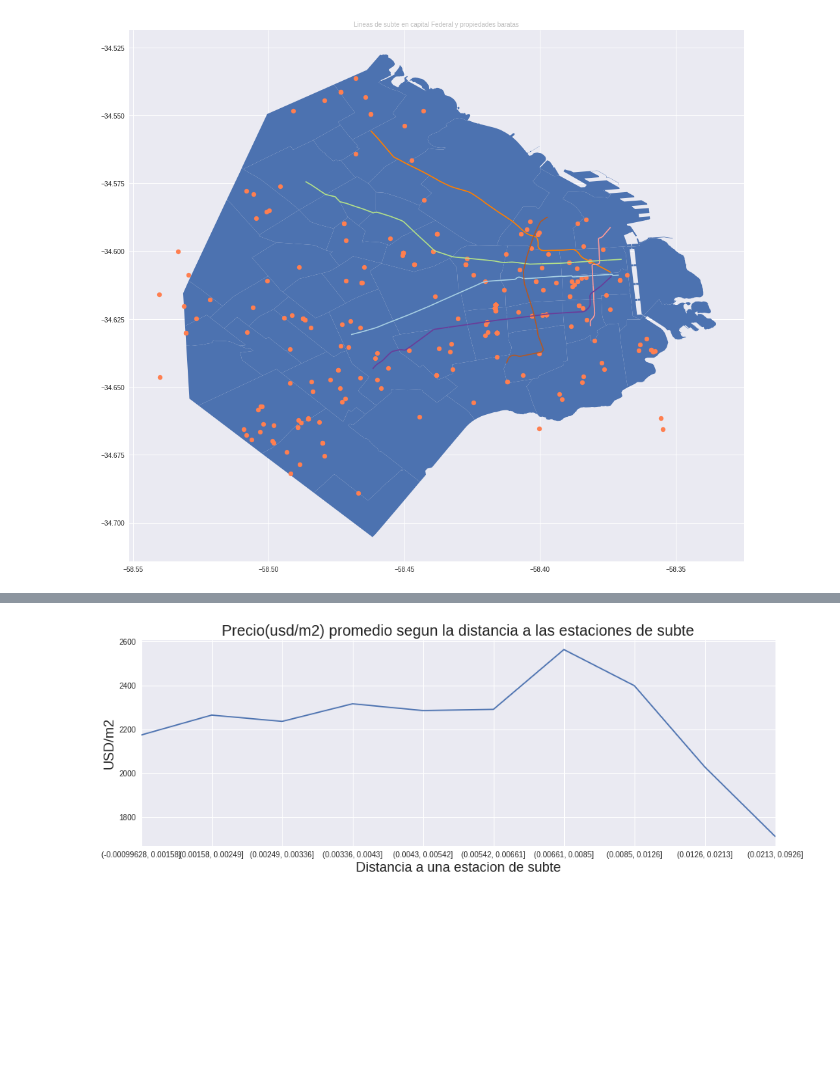
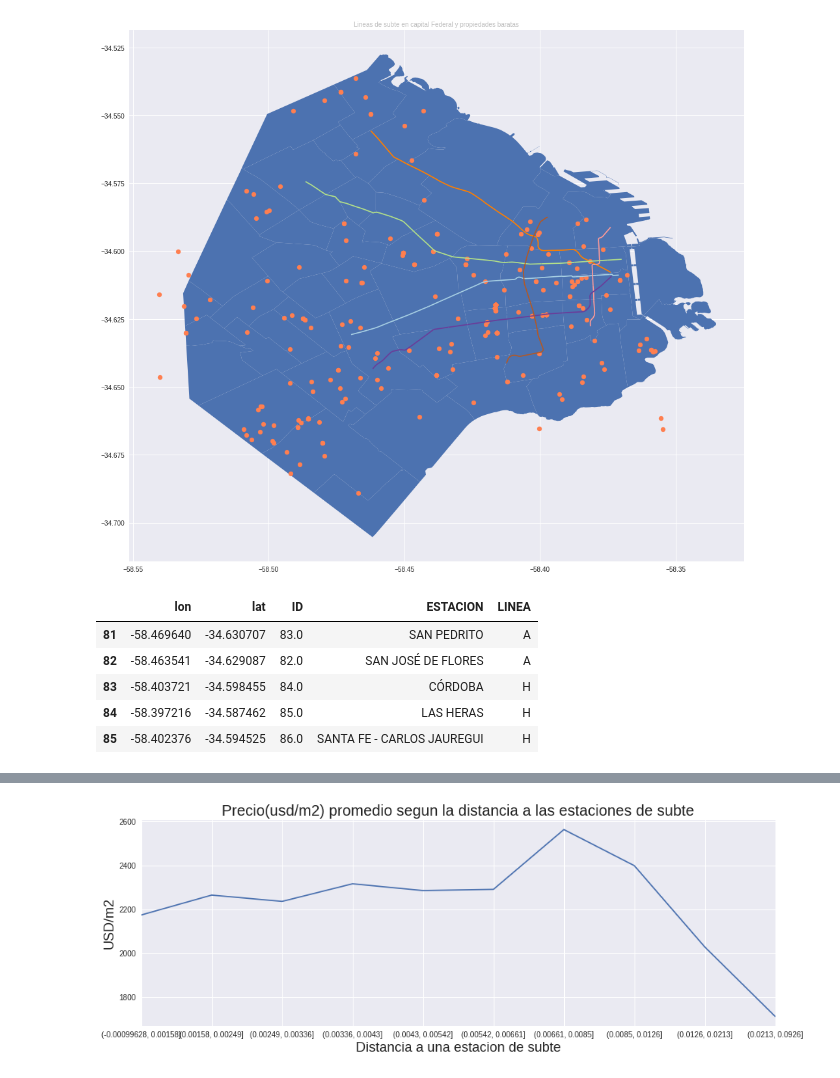
Before and after one commit to jazminferreiro-zz/orgaTP1, a Jupyter notebook: Analisis exploratorio Properati .ipynb, the cells around one changed output, grey strips where cells are left out. Drawn from its saved outputs; the diff is of its cells as text; code cells hidden in the pictures; blank space fills up the shorter version.

```diff
--- a/Analisis exploratorio Properati .ipynb
+++ b/Analisis exploratorio Properati .ipynb
@@ -587,6 +587,18 @@ plt.show()
 # %%
 def get_distance(lat1,lon1,lat2,lon2):
     return math.sqrt((lat1-lat2)**2 +(lon2-lon1)**2)
+# %%
+estaciones_csv = pd.read_csv('../tp1/data_extra/subte/estaciones-de-subte.csv', encoding='latin1')
+estaciones_csv = estaciones_csv.rename(columns={'Y':'lat'})
+estaciones_csv = estaciones_csv.rename(columns={'X':'lon'})
+estaciones_csv.tail()
+# %% [output]
+|  | lon | lat | ID | ESTACION | LINEA |
+| 81 | -58.469640 | -34.630707 | 83.0 | SAN PEDRITO | A |
+| 82 | -58.463541 | -34.629087 | 82.0 | SAN JOSÉ DE FLORES | A |
+| 83 | -58.403721 | -34.598455 | 84.0 | CÓRDOBA | H |
+| 84 | -58.397216 | -34.587462 | 85.0 | LAS HERAS | H |
+| 85 | -58.402376 | -34.594525 | 86.0 | SANTA FE - CARLOS JAUREGUI | H |
 # %%
 estaciones_csv = pd.read_csv('../tp1/data_extra/subte/estaciones-de-subte.csv', encoding='latin1')
 estaciones_csv = estaciones_csv.rename(columns={'Y':'lat'})
```
Also changed, not shown: parts of 4 cells of this notebook.
